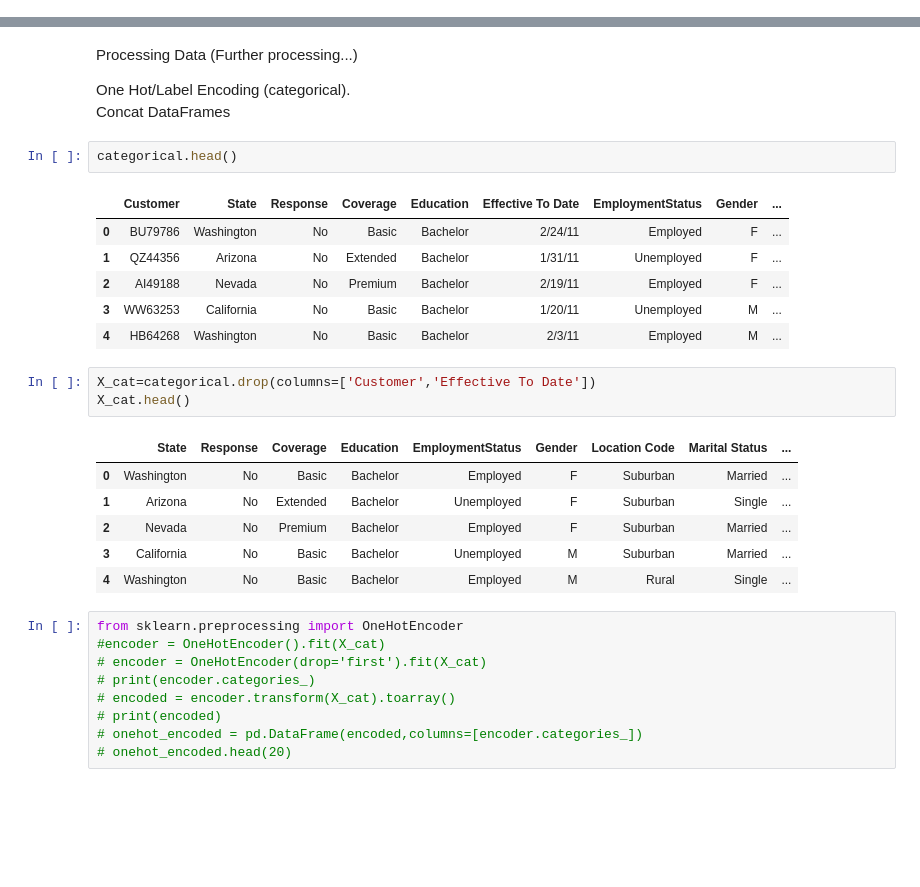
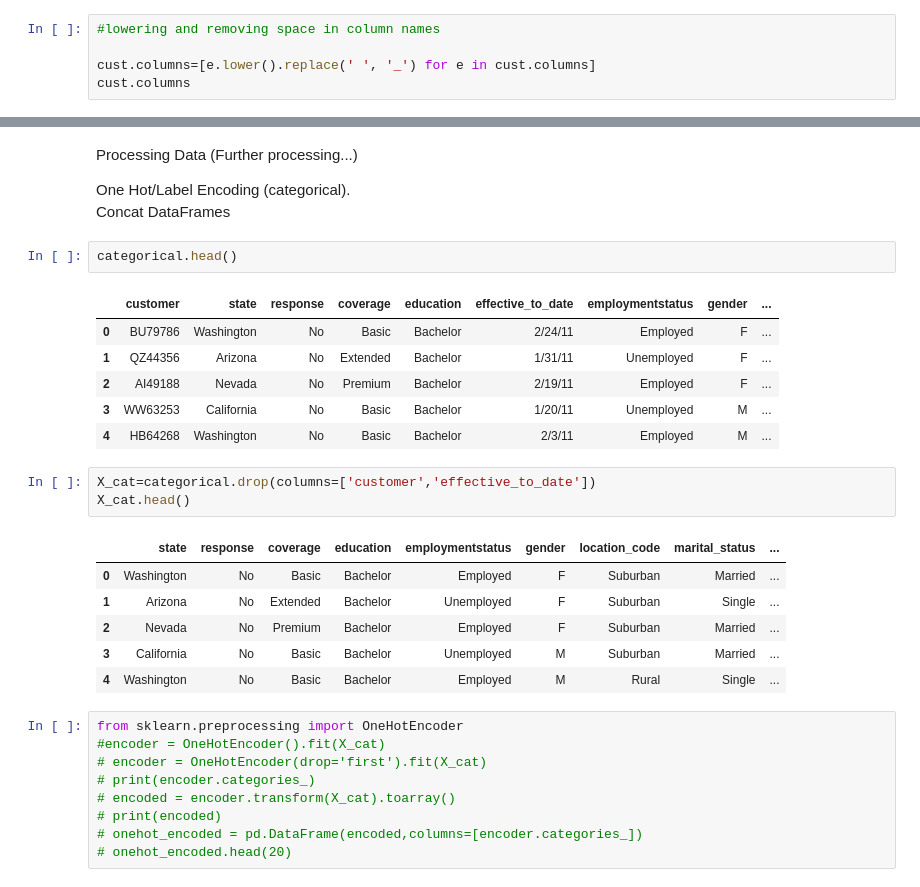
Before and after one commit to jaineeldesai/lab-customer-analysis-round-4, a Jupyter notebook: customer-lab4.ipynb, the cells around one changed output, grey strips where cells are left out. Saved outputs shown, nothing was run; the diff lists cells and outputs as text; blank space fills up the shorter version.

```diff
--- a/customer-lab4.ipynb
+++ b/customer-lab4.ipynb
@@ -22,0 +37,5 @@ cust
+# %%
+#lowering and removing space in column names
+
+cust.columns=[e.lower().replace(' ', '_') for e in cust.columns]
+cust.columns
@@ -187,17 +288,17 @@ Concat DataFrames
 # %%
 categorical.head()
 # %% [output]
-|  | Customer | State | Response | Coverage | Education | Effective To Date | EmploymentStatus | Gender | ... |
+|  | customer | state | response | coverage | education | effective_to_date | employmentstatus | gender | ... |
 | 0 | BU79786 | Washington | No | Basic | Bachelor | 2/24/11 | Employed | F | ... |
 | 1 | QZ44356 | Arizona | No | Extended | Bachelor | 1/31/11 | Unemployed | F | ... |
 | 2 | AI49188 | Nevada | No | Premium | Bachelor | 2/19/11 | Employed | F | ... |
 | 3 | WW63253 | California | No | Basic | Bachelor | 1/20/11 | Unemployed | M | ... |
 | 4 | HB64268 | Washington | No | Basic | Bachelor | 2/3/11 | Employed | M | ... |
 # %%
-X_cat=categorical.drop(columns=['Customer','Effective To Date'])
+X_cat=categorical.drop(columns=['customer','effective_to_date'])
 X_cat.head()
 # %% [output]
-|  | State | Response | Coverage | Education | EmploymentStatus | Gender | Location Code | Marital Status | ... |
+|  | state | response | coverage | education | employmentstatus | gender | location_code | marital_status | ... |
 | 0 | Washington | No | Basic | Bachelor | Employed | F | Suburban | Married | ... |
 | 1 | Arizona | No | Extended | Bachelor | Unemployed | F | Suburban | Single | ... |
 | 2 | Nevada | No | Premium | Bachelor | Employed | F | Suburban | Married | ... |
```
Also changed, not shown: parts of 47 cells of this notebook.
